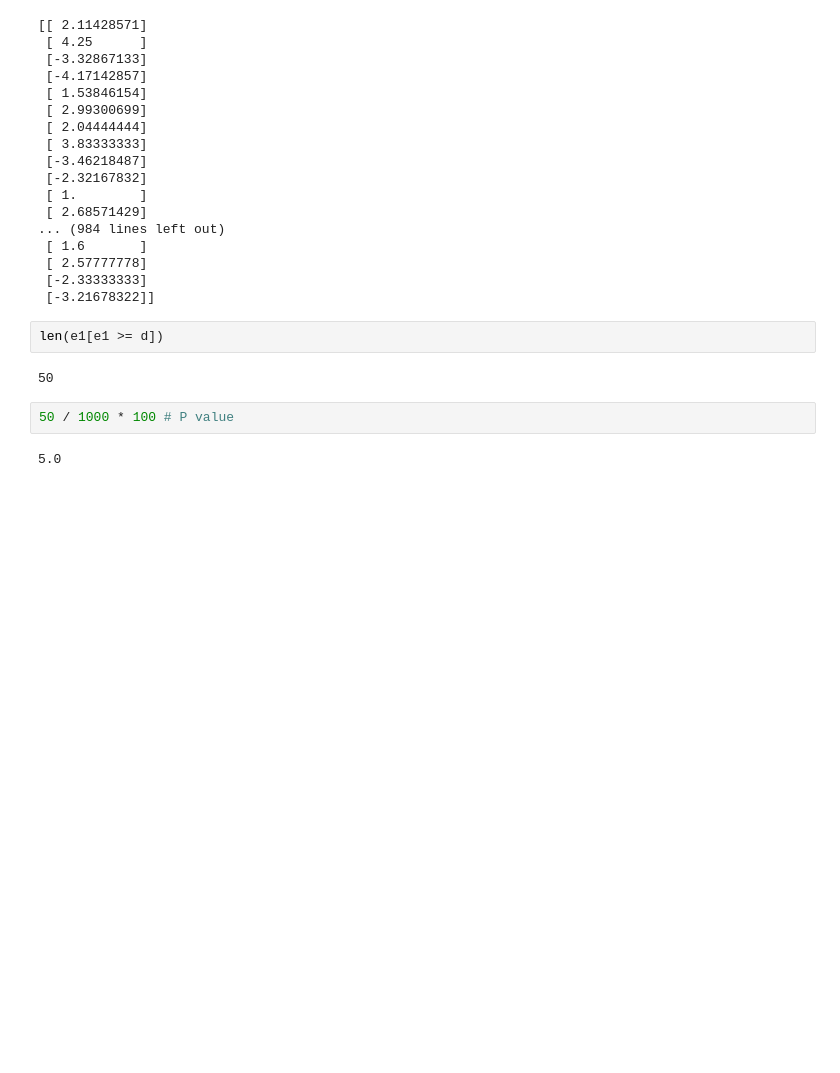
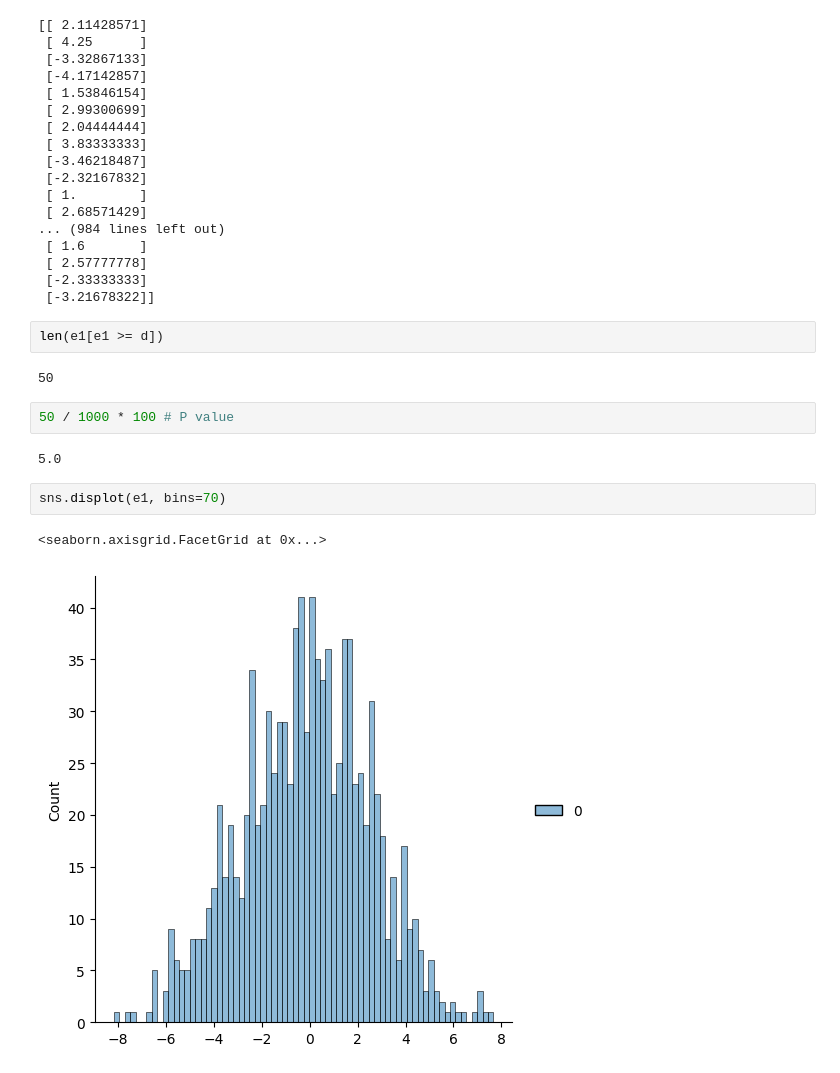
Before and after one commit to masoud533/StatisticalAnalysis, a Jupyter notebook: notebooks/AB-test/AB-test001.ipynb, the cells around one changed output. Drawn from its saved outputs; the diff is of its cells as text; blank space fills up the shorter version.

Commit message:
add plot on ab-test001 notebook

```diff
--- a/notebooks/AB-test/AB-test001.ipynb
+++ b/notebooks/AB-test/AB-test001.ipynb
@@ -169,3 +169,8 @@ len(e1[e1 >= d])
 50 / 1000 * 100 # P value
 # %% [output]
 5.0
+# %%
+sns.displot(e1, bins=70)
+# %% [output]
+<seaborn.axisgrid.FacetGrid at 0x...>
+[figure, added]
```
